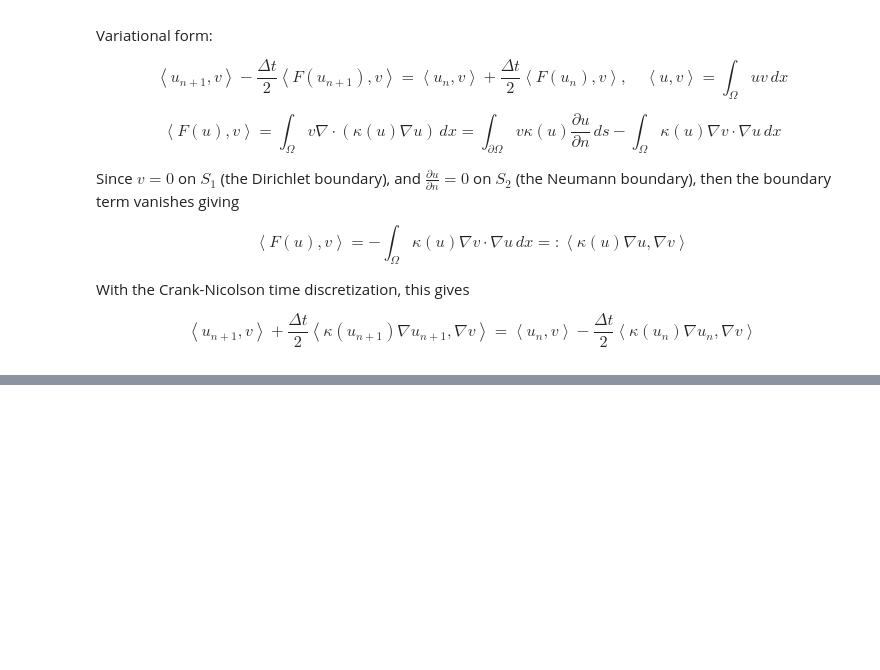
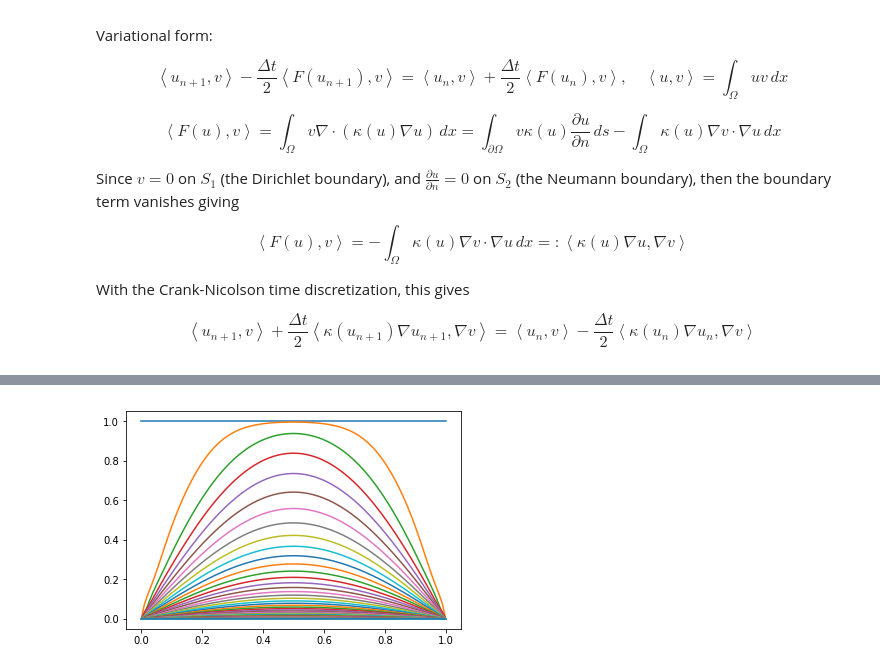
Before and after one commit to JeromeTroy/fenics-hgss, a Jupyter notebook: FEniCS Heat Equation.ipynb, the cells around one changed output, grey strips where cells are left out. Saved outputs shown, nothing was run; the diff lists cells and outputs as text; code cells hidden in the pictures; blank space fills up the shorter version.

```diff
--- a/FEniCS Heat Equation.ipynb
+++ b/FEniCS Heat Equation.ipynb
@@ -268,0 +281,57 @@ plt.show()
+# %%
+# build finite difference system
+N = 100
+x = np.linspace(0, 1, N+1)
+
+tmax = 1
+nsteps = 300
+Δt = tmax / nsteps
+
+k = 0.1
+τ = 0.6
+η = 0.5
+# initial condition
+u0 = lambda x: np.ones(len(x))
+
+# heat capacities (linear and nonlinear)
+κ0 = 1
+κ1 = 0.2
+κ_nonlin = lambda u: 1 - (1 - k) / 2 * (1 - np.tanh((u - τ) / η))
+κ_lin_val = np.mean(κ_nonlin(u0(x)))
+
+# FD matrix
+Dx = ode.diffmat(x, der=1, order=2)
+Dxx = ode.diffmat(x, der=2, order=2)
+def cn_lin(u0, Δt, nsteps, κ):
+    # linear system setup
+    I = np.eye(len(u0))
+
+    B_right = I + 0.5 * Δt * κ * Dxx
+    # boundary
+    B_right[0, :] = 0; B_right[-1, :] = 0
+
+    B_left = I - 0.5 * Δt * κ * Dxx
+    # boundary
+    B_left[0, :] = 0; B_left[0, 0] = 1
+    B_left[-1, :] = 0; B_left[-1, -1] = 1
+
+    u_vals = np.zeros((len(u0), nsteps+1))
+    u_vals[:, 0] = u0
+
+    for n in range(nsteps):
+        rhs = B_right @ u_vals[:, n]
+        u_next = np.linalg.solve(B_left, rhs)
+        u_vals[:, n+1] = u_next
+
+    t = Δt * np.arange(0, nsteps+1)
+
+    return u_vals, t
+
+u_lin, t = cn_lin(u0(x), Δt, nsteps, κ_lin_val)
+
+plt.figure()
+for n in range(0, nsteps+1, 5):
+    plt.plot(x, u_lin[:, n])
+plt.show()
+# %% [output]
+[figure, added]
```
Also changed, not shown: parts of 6 cells of this notebook, 3 other files.
